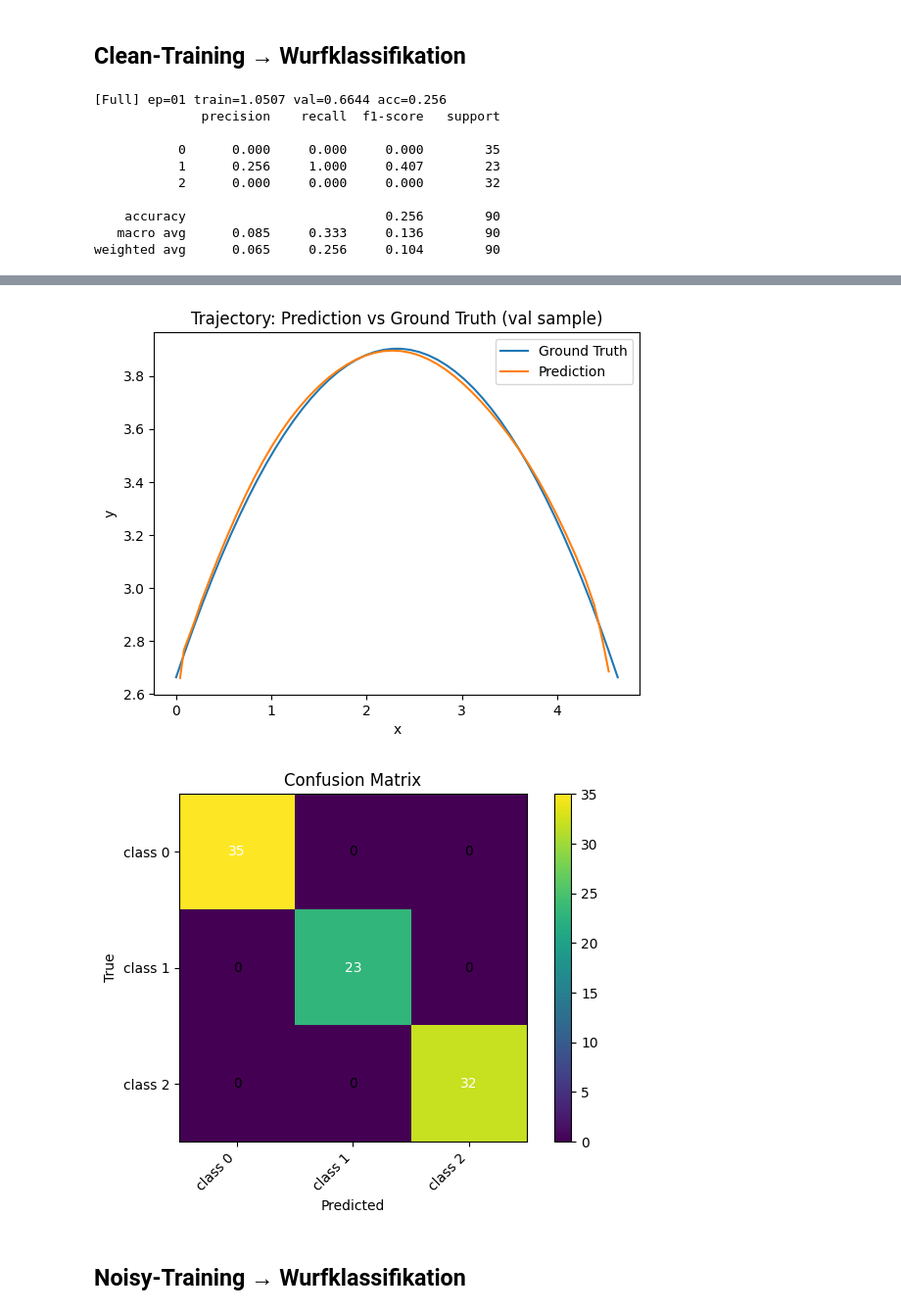
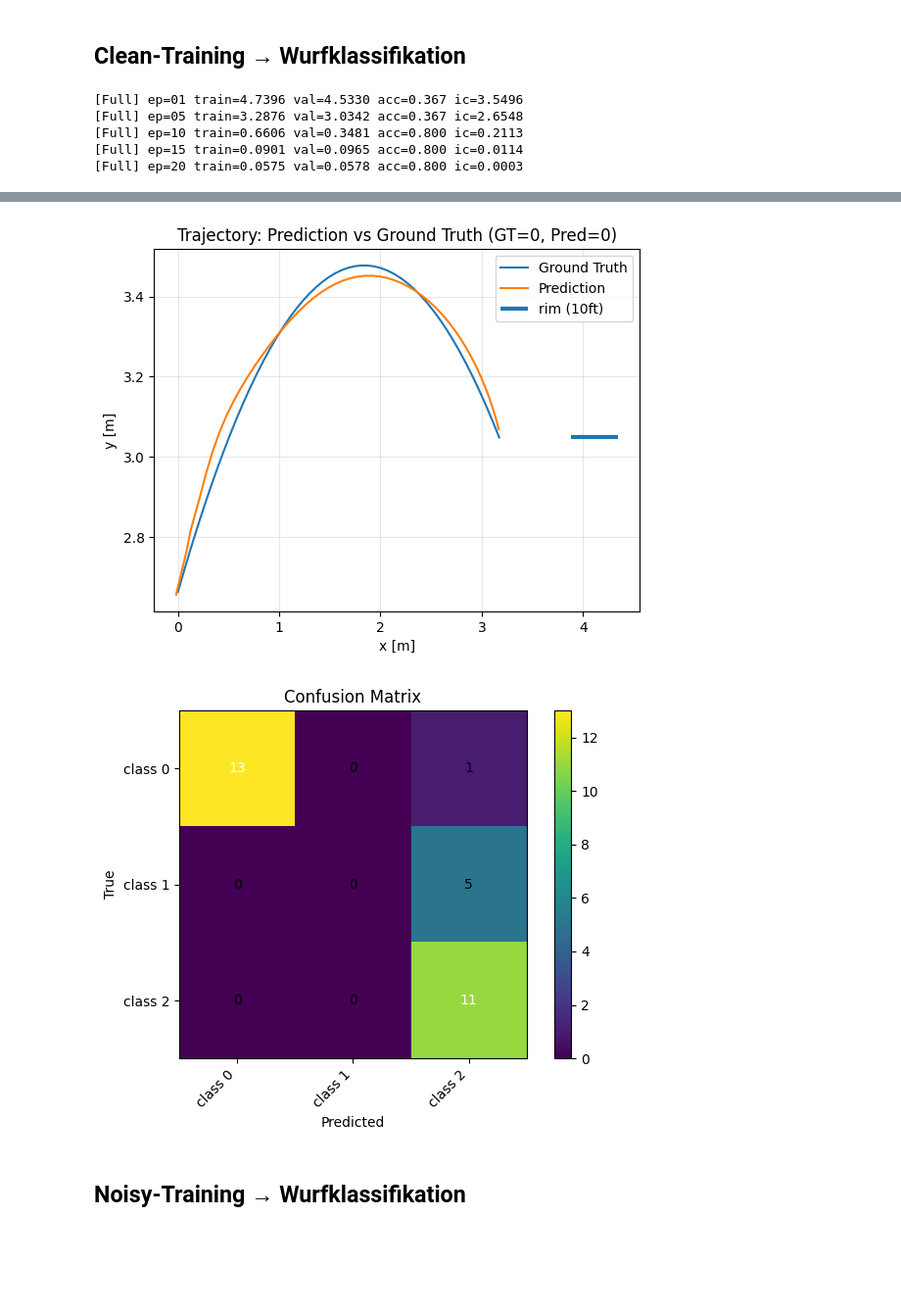
Before and after one commit to lucaa-smn/BA-Thesis, a Jupyter notebook: lstm_sequenze_input.ipynb, the cells around one changed output, grey strips where cells are left out. Shown at 98% size. Drawn from its saved outputs; the diff is of its cells as text; code cells hidden in the pictures; blank space fills up the shorter version.

```diff
--- a/lstm_sequenze_input.ipynb
+++ b/lstm_sequenze_input.ipynb
@@ -202,6 +354,6 @@ class ExtrapolationDataset(Dataset):
 # %%
 class SeqRegClsModel(nn.Module):
-    def __init__(self, input_dim=3, hidden_dim=128, num_layers=2, n_classes=3, dropout=0.1):
+    def __init__(self, input_dim=4, hidden_dim=128, num_layers=2, n_classes=3, dropout=0.1):
         super().__init__()
         self.enc = nn.LSTM(
             input_dim, hidden_dim,
@@ -212,10 +364,15 @@ class SeqRegClsModel(nn.Module):
         self.reg_head = nn.Linear(hidden_dim, 2)      # xy pro Schritt
         self.cls_head = nn.Linear(hidden_dim, n_classes)  # Logits pro Wurf
 
-    def forward(self, x):  # x: (B,T,3)
+    def forward(self, x):  # x: (B,T,4) = [x,y,t_norm,known_mask]
         out, _ = self.enc(x)                          # out: (B,T,H)
         xy_hat = self.reg_head(out)                   # (B,T,2)
-        logits = self.cls_head(out[:, -1, :])         # (B,C)
+        known = x[:,:, -1]
+        lengths = known.sum(dim=1).long()
+        last_idx = torch.clamp(lengths - 1, min=0, max=x.size(1) - 1)
+        b = torch.arange(x.size(0), device=x.device)
+        last_h = out[b, last_idx, :]
+        logits = self.cls_head(last_h)                # (B,n_classes)
         return xy_hat, logits
 
 
@@ -693,35 +1043,41 @@ def plot_confusion_matrix_extrap(model, val_loader, device="cpu", class_names=No
 # %%
 device = "cuda" if torch.cuda.is_available() else "cpu"
 dg = DataGen()
-df_clean = dg.generate_dataset(with_noise=False)
+
+# --- Mode 1: clean50 -> clean50 ---
+df_clean = dg.generate_dataset(n=150, n_points=50, with_noise=False)
 df_clean_full = df_clean.copy()
 
 tr_df, va_df = split_by_wurf_id(df_clean_full, test_size=0.2, seed=42)
+
 scaler = XYScaler()
-train_ds = FullSequenceDataset(tr_df, seq_len=50, scaler=scaler, fit_scaler=True)
-val_ds   = FullSequenceDataset(va_df, seq_len=50, scaler=scaler, fit_scaler=False)
+train_ds = TrajectoryCompletionDataset(
+    tr_df, mode="clean", seq_len=50, scaler=scaler, fit_scaler=True
+)
+val_ds = TrajectoryCompletionDataset(
+    va_df, mode="clean", seq_len=50, scaler=scaler, fit_scaler=False
+)
 
 train_loader = DataLoader(train_ds, batch_size=32, shuffle=True)
-val_loader   = DataLoader(val_ds, batch_size=64, shuffle=False)
+val_loader = DataLoader(val_ds, batch_size=64, shuffle=False)
 
-model_full_clean = SeqRegClsModel(hidden_dim=128, num_layers=2)
+model_full_clean = SeqRegClsModel(input_dim=4, hidden_dim=128, num_layers=2)
 model_full_clean, hist = train_full_seq(
-    model_full_clean, train_loader, val_loader, device=device, epochs=20
+    model_full_clean, train_loader, val_loader, device=device, epochs=20, lr=1e-3, cls_weight=0.1
 )
 
-plot_training_history(hist)
-plot_pred_vs_gt_trajectory(model_full_clean, val_loader, scaler=train_ds.scaler, device=device, sample_idx_in_batch=0)
-
-# Wenn du Label-Namen hast, z.B. ["low","mid","high"] eintragen:
+plot_training_history(hist, title_prefix="[clean50→clean50] ")
+plot_pred_vs_gt_trajectory(
+    model_full_clean,
+    val_loader,
+    scaler=train_ds.scaler,
+    device=device,
+    sample_idx_in_batch=0,
+)
 plot_confusion_matrix(model_full_clean, val_loader, device=device, class_names=None)
 # %% [output]
-[Full] ep=01 train=1.0507 val=0.6644 acc=0.256
-              precision    recall  f1-score   support
-
-           0      0.000     0.000     0.000        35
-           1      0.256     1.000     0.407        23
-           2      0.000     0.000     0.000        32
-
-    accuracy                          0.256        90
-   macro avg      0.085     0.333     0.136        90
-weighted avg      0.065     0.256     0.104        90
+[Full] ep=01 train=4.7396 val=4.5330 acc=0.367 ic=3.5496
+[Full] ep=05 train=3.2876 val=3.0342 acc=0.367 ic=2.6548
+[Full] ep=10 train=0.6606 val=0.3481 acc=0.800 ic=0.2113
+[Full] ep=15 train=0.0901 val=0.0965 acc=0.800 ic=0.0114
+[Full] ep=20 train=0.0575 val=0.0578 acc=0.800 ic=0.0003
@@ -748,5 +1087,5 @@ weighted avg      1.000     1.000     1.000        90
-[figure, old version]
+[figure, new version]
-[figure, old version]
+[figure, new version]
 # %% [markdown]
 ## Noisy‑Training → Wurfklassifikation
 # %%
```
Also changed, not shown: parts of 10 cells of this notebook, 6 other files.
